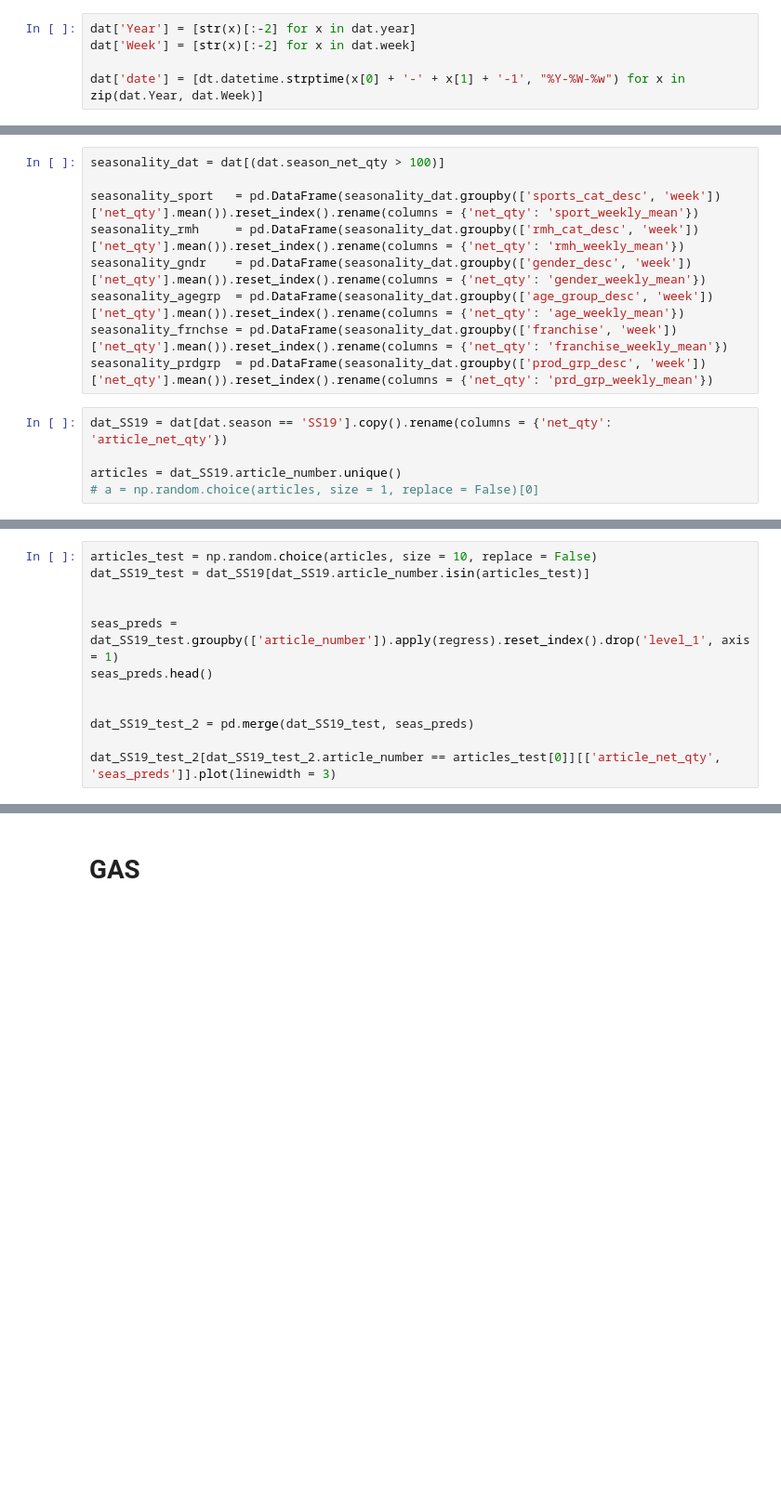
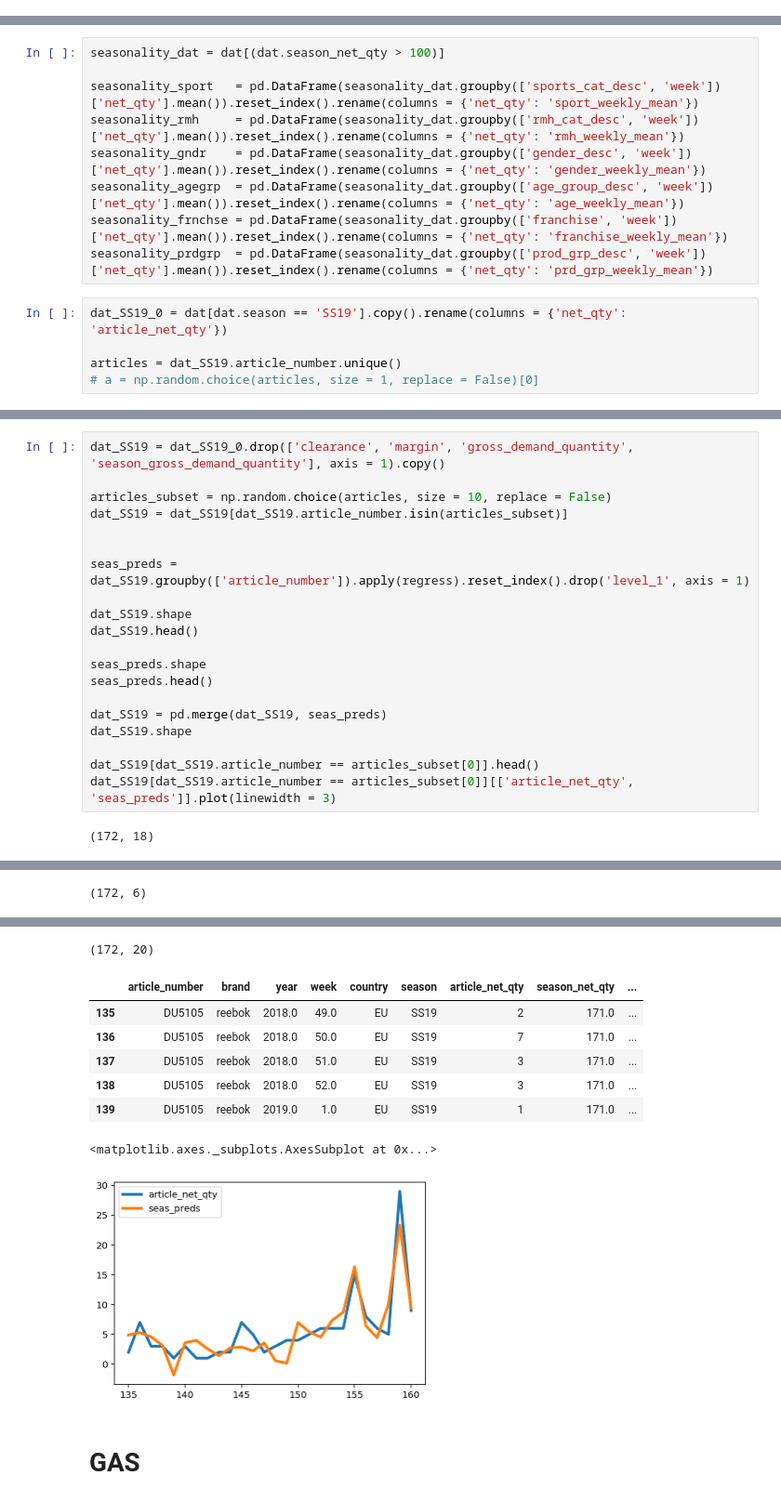
Before and after one commit to cwcomiskey/Misc, a Jupyter notebook: adidas/GAS_MV.ipynb, the cells around one changed output, grey strips where cells are left out. Shown at 93% size. Drawn from its saved outputs; the diff is of its cells as text; blank space fills up the shorter version.

```diff
--- a/adidas/GAS_MV.ipynb
+++ b/adidas/GAS_MV.ipynb
@@ -358,8 +382,3 @@ dat = dat.sort_values(['article_number', 'year', 'week'])
 # For sorting
 # key = {'FW16': 1, 'SS17': 2, 'FW17': 3, 'SS18': 4, 'FW18': 5, 'SS19': 6, 'FW19': 7, 'SS20': 8}
 # dat['order_key'] = [key[s] for s in dat.season]
-# %%
-dat['Year'] = [str(x)[:-2] for x in dat.year]
-dat['Week'] = [str(x)[:-2] for x in dat.week]
-
-dat['date'] = [dt.datetime.strptime(x[0] + '-' + x[1] + '-1', "%Y-%W-%w") for x in zip(dat.Year, dat.Week)]
@@ -382,7 +394,7 @@ seasonality_agegrp  = pd.DataFrame(seasonality_dat.groupby(['age_group_desc', 'w
 seasonality_frnchse = pd.DataFrame(seasonality_dat.groupby(['franchise', 'week'])['net_qty'].mean()).reset_index().rename(columns = {'net_qty': 'franchise_weekly_mean'})
 seasonality_prdgrp  = pd.DataFrame(seasonality_dat.groupby(['prod_grp_desc', 'week'])['net_qty'].mean()).reset_index().rename(columns = {'net_qty': 'prd_grp_weekly_mean'})
 # %%
-dat_SS19 = dat[dat.season == 'SS19'].copy().rename(columns = {'net_qty': 'article_net_qty'})
+dat_SS19_0 = dat[dat.season == 'SS19'].copy().rename(columns = {'net_qty': 'article_net_qty'})
 
 articles = dat_SS19.article_number.unique()
 # a = np.random.choice(articles, size = 1, replace = False)[0]
@@ -428,14 +440,24 @@ def regress(df):
 
     return ret
 # %%
-articles_test = np.random.choice(articles, size = 10, replace = False)
-dat_SS19_test = dat_SS19[dat_SS19.article_number.isin(articles_test)]
+dat_SS19 = dat_SS19_0.drop(['clearance', 'margin', 'gross_demand_quantity', 'season_gross_demand_quantity'], axis = 1).copy()
+
+articles_subset = np.random.choice(articles, size = 10, replace = False)
+dat_SS19 = dat_SS19[dat_SS19.article_number.isin(articles_subset)]
 
 
-seas_preds = dat_SS19_test.groupby(['article_number']).apply(regress).reset_index().drop('level_1', axis = 1)
+seas_preds = dat_SS19.groupby(['article_number']).apply(regress).reset_index().drop('level_1', axis = 1)
+
+dat_SS19.shape
+dat_SS19.head()
+
+seas_preds.shape
 seas_preds.head()
 
+dat_SS19 = pd.merge(dat_SS19, seas_preds)
+dat_SS19.shape
 
-dat_SS19_test_2 = pd.merge(dat_SS19_test, seas_preds)
-
-dat_SS19_test_2[dat_SS19_test_2.article_number == articles_test[0]][['article_net_qty', 'seas_preds']].plot(linewidth = 3)
+dat_SS19[dat_SS19.article_number == articles_subset[0]].head()
+dat_SS19[dat_SS19.article_number == articles_subset[0]][['article_net_qty', 'seas_preds']].plot(linewidth = 3)
+# %% [output]
+(172, 18)
@@ -441,0 +470 @@ dat_SS19_test_2[dat_SS19_test_2.article_number == articles_test[0]][['article_ne
+(172, 6)
@@ -442,2 +477,11 @@ dat_SS19_test_2[dat_SS19_test_2.article_number == articles_test[0]][['article_ne
+(172, 20)
+|  | article_number | brand | year | week | country | season | article_net_qty | season_net_qty | ... |
+| 135 | DU5105 | reebok | 2018.0 | 49.0 | EU | SS19 | 2 | 171.0 | ... |
+| 136 | DU5105 | reebok | 2018.0 | 50.0 | EU | SS19 | 7 | 171.0 | ... |
+| 137 | DU5105 | reebok | 2018.0 | 51.0 | EU | SS19 | 3 | 171.0 | ... |
+| 138 | DU5105 | reebok | 2018.0 | 52.0 | EU | SS19 | 3 | 171.0 | ... |
+| 139 | DU5105 | reebok | 2019.0 | 1.0 | EU | SS19 | 1 | 171.0 | ... |
+<matplotlib.axes._subplots.AxesSubplot at 0x...>
+[figure, added]
 # %% [markdown]
 # GAS
```
Also changed, not shown: parts of 30 cells of this notebook.
